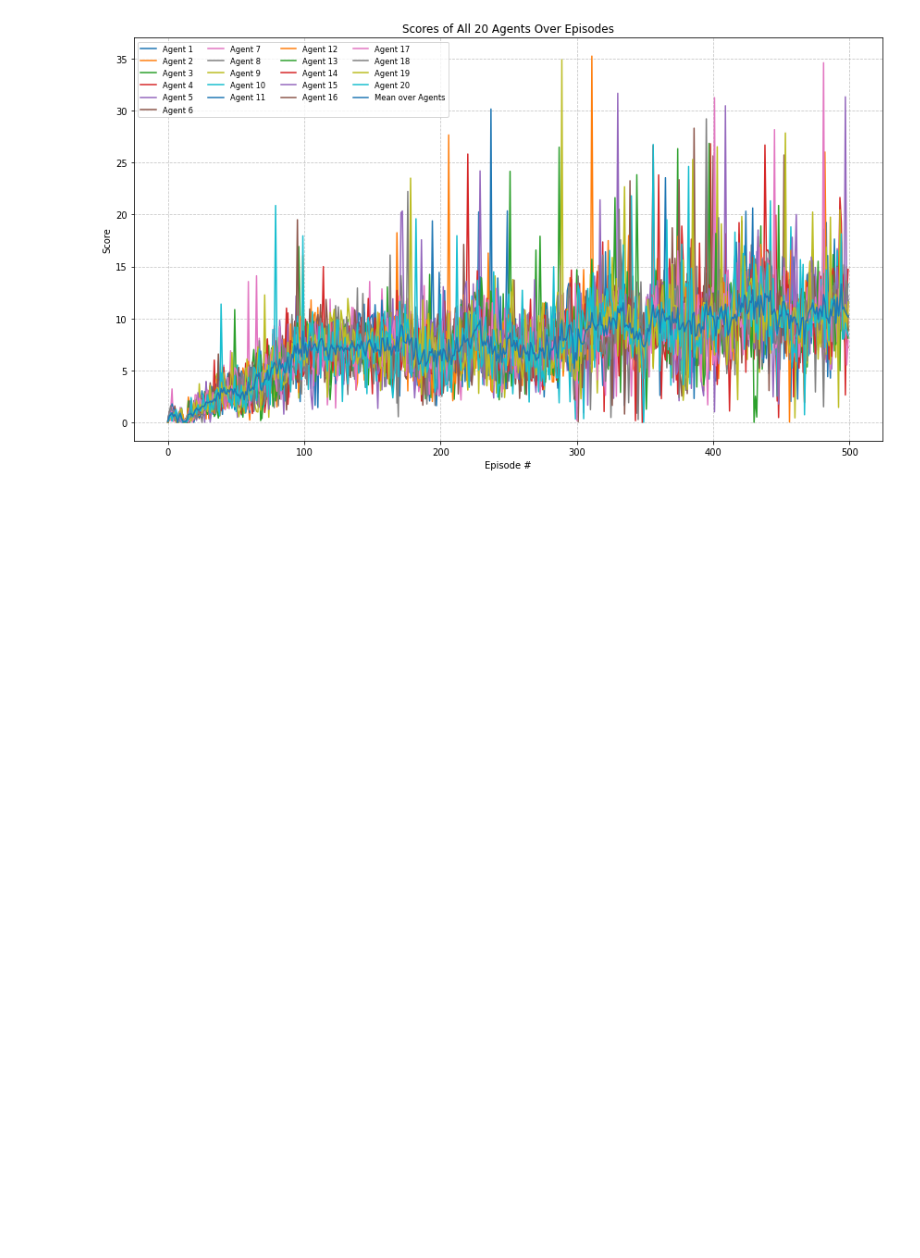
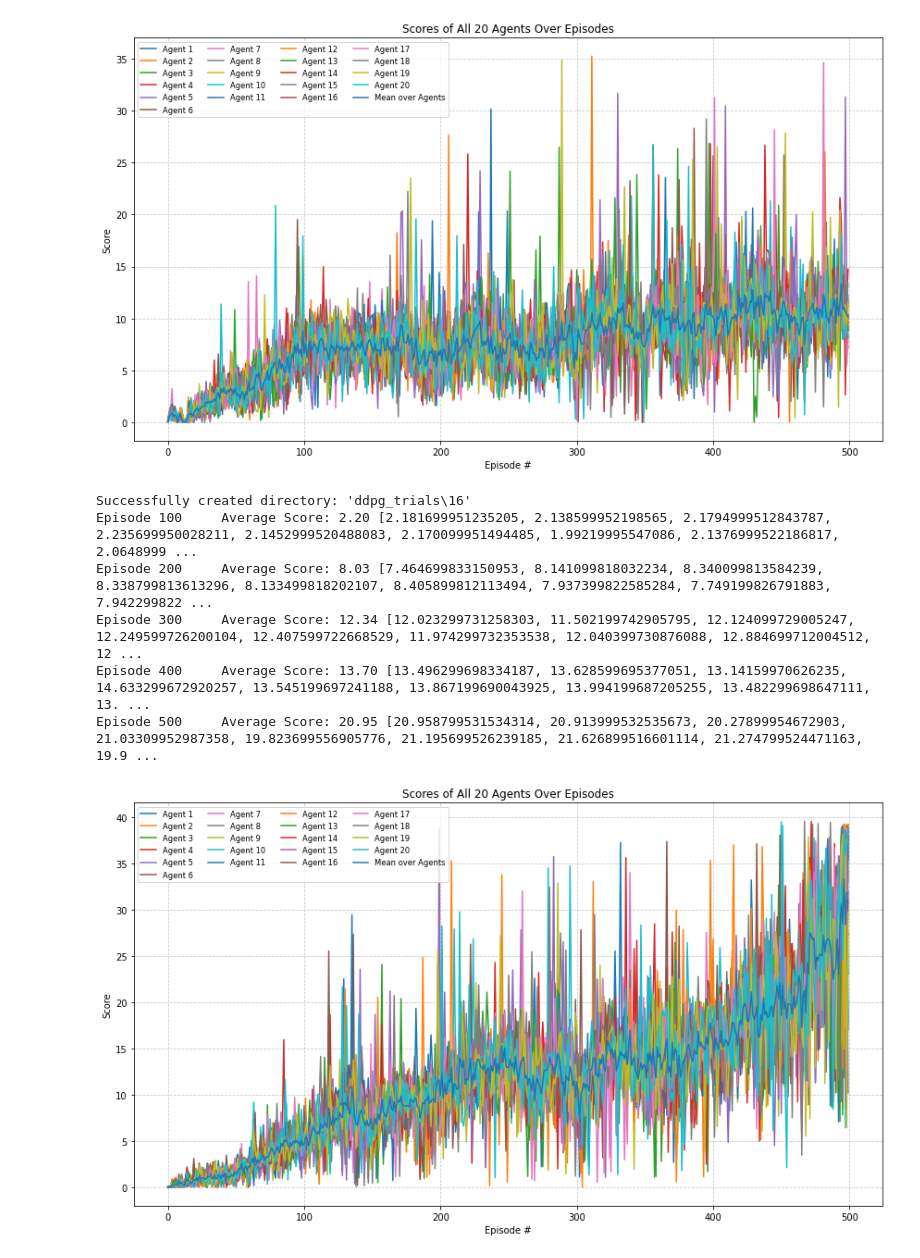
Before and after one commit to Iten-No-404/Reacher-Continuous-Control, a Jupyter notebook: DRL_Multi.ipynb, the cells around one changed output. Cells and saved outputs as stored; diff of their text form; code cells hidden in the pictures; blank space fills up the shorter version.

```diff
--- a/DRL_Multi.ipynb
+++ b/DRL_Multi.ipynb
@@ -631,20 +736,7 @@ random_seed = 0
 
 base_path = 'ddpg_trials'
 combinations = [{
-    #     "n_episodes": 200,
-    #     "max_t": 1000,
-    #     "BUFFER_SIZE": int(1e6), # Changed
-    #     "BATCH_SIZE": 128,
-    #     "GAMMA": 0.99,
-    #     "TAU": 1e-3,
-    #     "LR_ACTOR": 5e-4, # Changed
-    #     "LR_CRITIC": 5e-3, # Changed
-    #     "WEIGHT_DECAY": 0,
-    #     "learn_every": 20,
-    #     "learn_iterations": 10,
-    # },
-    # {
-        "n_episodes": 200,
+        "n_episodes": 500,
         "max_t": 1000,
         "BUFFER_SIZE": int(1e6), # Changed
         "BATCH_SIZE": 128,
@@ -655,33 +747,7 @@ combinations = [{
         "WEIGHT_DECAY": 0,
         "learn_every": 20,
         "learn_iterations": 10,
-    },
-    {
-        "n_episodes": 200,
-        "max_t": 1000,
-        "BUFFER_SIZE": int(1e8), # Changed
-        "BATCH_SIZE": 128,
-        "GAMMA": 0.99,
-        "TAU": 1e-3,
-        "LR_ACTOR": 1e-4,
-        "LR_CRITIC": 1e-3,
-        "WEIGHT_DECAY": 0,
-        "learn_every": 20,
-        "learn_iterations": 10,
-    },
-    {
-        "n_episodes": 500, # Changed
-        "max_t": 1000,
-        "BUFFER_SIZE": int(1e6), # Changed
-        "BATCH_SIZE": 128,
-        "GAMMA": 0.99,
-        "TAU": 1e-3,
-        "LR_ACTOR": 1e-4,
-        "LR_CRITIC": 1e-3,
-        "WEIGHT_DECAY": 0,
-        "learn_every": 20,
-        "learn_iterations": 10,
-    },
+    }
  ]
 
 for properties in combinations:
@@ -722,30 +788,38 @@ for properties in combinations:
     fig = plt.figure(figsize=(12, 7)) # Adjust figure size for better readability
     ax = fig.add_subplot(111)
 
     # Iterate through each agent's scores and plot them
     # If using `transposed_np_array`, you can iterate directly over its rows:
     # for i, score_list in enumerate(transposed_np_array):
     for i, score_list in enumerate(all_scores):
         plt.plot(np.arange(len(score_list)), score_list, label=f'Agent {i+1}')
 
     column_means_np = all_scores.mean(axis=0)
 
     plt.plot(np.arange(len(column_means_np)), column_means_np, label=f'Mean over Agents')
 
     # Add labels and title
     plt.ylabel('Score')
     plt.xlabel('Episode #')
     plt.title("Scores of All 20 Agents Over Episodes")
 
     # Add a legend to distinguish agents
     # This is crucial when plotting multiple lines!
     plt.legend(loc='best', ncol=4, fontsize='small') # Adjust legend position and columns as needed
 
     # Add a grid for better readability of values
     plt.grid(True, linestyle='--', alpha=0.7)
 
     # Optimize layout to prevent labels/title from overlapping
     plt.tight_layout()
 
     # Display the plot
     plt.show()
+# %% [output]
+Successfully created directory: 'ddpg_trials\16'
+Episode 100     Average Score: 2.20 [2.181699951235205, 2.138599952198565, 2.1794999512843787, 2.235699950028211, 2.1452999520488083, 2.170099951494485, 1.99219995547086, 2.1376999522186817, 2.0648999 ...
+Episode 200     Average Score: 8.03 [7.464699833150953, 8.141099818032234, 8.340099813584239, 8.338799813613296, 8.133499818202107, 8.405899812113494, 7.937399822585284, 7.749199826791883, 7.942299822 ...
+Episode 300     Average Score: 12.34 [12.023299731258303, 11.502199742905795, 12.124099729005247, 12.249599726200104, 12.407599722668529, 11.974299732353538, 12.040399730876088, 12.884699712004512, 12 ...
+Episode 400     Average Score: 13.70 [13.496299698334187, 13.628599695377051, 13.14159970626235, 14.633299672920257, 13.545199697241188, 13.867199690043925, 13.994199687205255, 13.482299698647111, 13. ...
+Episode 500     Average Score: 20.95 [20.958799531534314, 20.913999532535673, 20.27899954672903, 21.03309952987358, 19.823699556905776, 21.195699526239185, 21.626899516601114, 21.274799524471163, 19.9 ...
+[figure, added]
```
Also changed, not shown: parts of 6 cells of this notebook, 4 other files.
